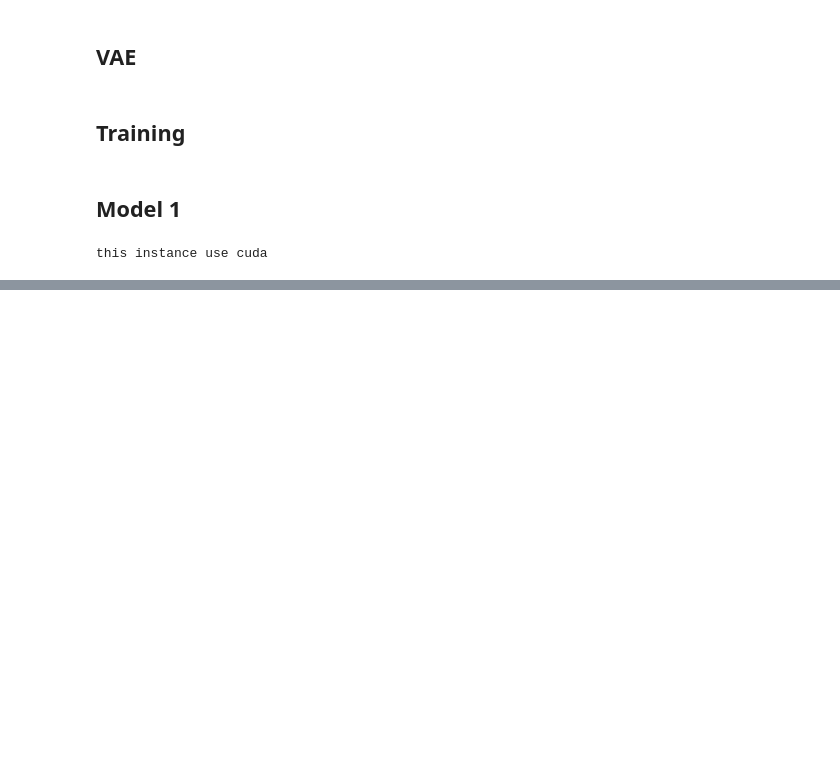
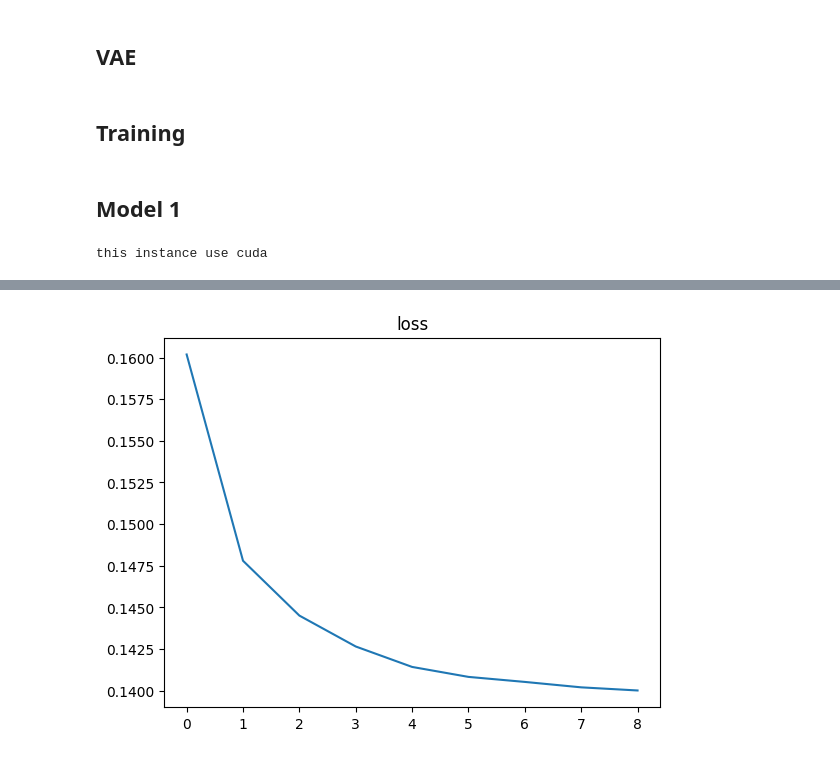
Before and after one commit to sirius59/project-dl, a Jupyter notebook: Conv_VAE.ipynb, the cells around one changed output, grey strips where cells are left out. Cells and saved outputs as stored; diff of their text form; code cells hidden in the pictures; blank space fills up the shorter version.

```diff
--- a/Conv_VAE.ipynb
+++ b/Conv_VAE.ipynb
@@ -59,7 +59,7 @@ class GalaxyZoo2(Dataset):
 # %%
 trainset=GalaxyZoo2(image_path, transform=transforms.PILToTensor(), dataset_size=1000)
 # %%
-trainloader=DataLoader(trainset, batch_size=10, shuffle=True, num_workers=2)
+trainloader=DataLoader(trainset, batch_size=16, shuffle=True, num_workers=2)
 # %%
 images=next(iter(trainloader))
 print(images.shape)
@@ -181,9 +192,11 @@ train_avg_loss = train_Conv(10,alpha=1e-6)
 # %%
 torch.save(model, os.path.join('models',model_name+'.pt'))
 # %%
-plt.plot(train_avg_loss)
+plt.plot(train_avg_loss[1:])
 plt.title('loss')
 plt.show()
+# %% [output]
+[figure, added]
 # %%
 model=model.to('cpu')
 # %%
```
Also changed, not shown: parts of 55 cells of this notebook, 3 other files.
